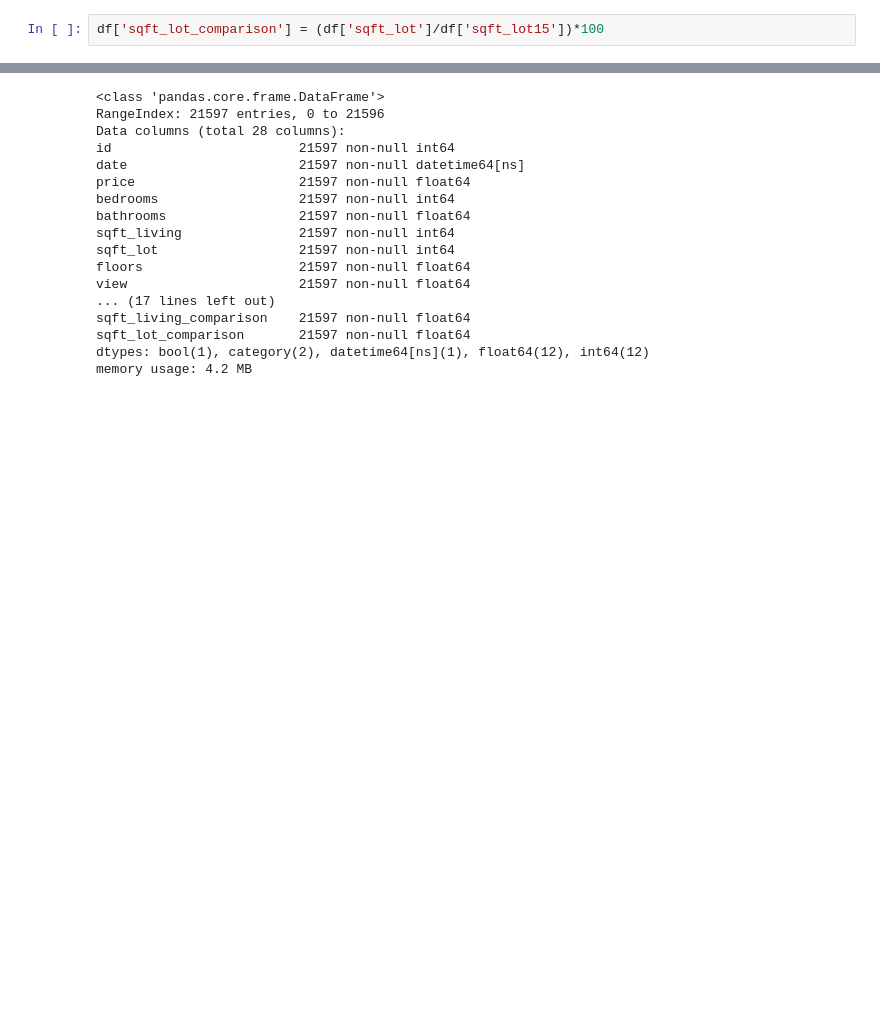
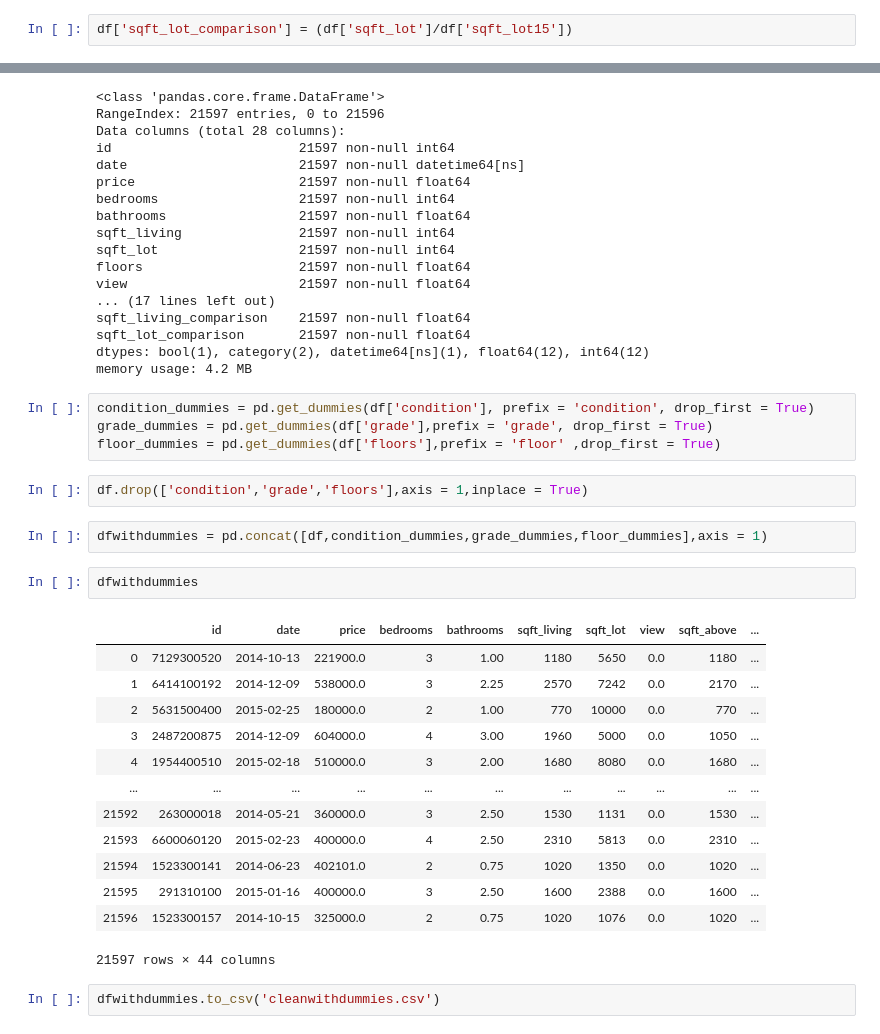
Before and after one commit to megan91292/dsc-mod-2-project-v2-1-onl01-dtsc-ft-041320, a Jupyter notebook: CleaningData.ipynb, the cells around one changed output, grey strips where cells are left out. Saved outputs shown, nothing was run; the diff lists cells and outputs as text; blank space fills up the shorter version.

```diff
--- a/CleaningData.ipynb
+++ b/CleaningData.ipynb
@@ -525,5 +520,5 @@ df['sqft_living_comparison'] = (df['sqft_living']/df['sqft_living15'])*100
 # %%
-df['sqft_lot_comparison'] = (df['sqft_lot']/df['sqft_lot15'])*100
+df['sqft_lot_comparison'] = (df['sqft_lot']/df['sqft_lot15'])
 # %%
 df.to_csv('datawithnewcols.csv')
 # %%
@@ -546,3 +541,29 @@ sqft_living_comparison    21597 non-null float64
 sqft_lot_comparison       21597 non-null float64
 dtypes: bool(1), category(2), datetime64[ns](1), float64(12), int64(12)
 memory usage: 4.2 MB
+# %%
+condition_dummies = pd.get_dummies(df['condition'], prefix = 'condition', drop_first = True)
+grade_dummies = pd.get_dummies(df['grade'],prefix = 'grade', drop_first = True)
+floor_dummies = pd.get_dummies(df['floors'],prefix = 'floor' ,drop_first = True)
+# %%
+df.drop(['condition','grade','floors'],axis = 1,inplace = True)
+# %%
+dfwithdummies = pd.concat([df,condition_dummies,grade_dummies,floor_dummies],axis = 1)
+# %%
+dfwithdummies
+# %% [output]
+|  | id | date | price | bedrooms | bathrooms | sqft_living | sqft_lot | view | sqft_above | ... |
+| 0 | 7129300520 | 2014-10-13 | 221900.0 | 3 | 1.00 | 1180 | 5650 | 0.0 | 1180 | ... |
+| 1 | 6414100192 | 2014-12-09 | 538000.0 | 3 | 2.25 | 2570 | 7242 | 0.0 | 2170 | ... |
+| 2 | 5631500400 | 2015-02-25 | 180000.0 | 2 | 1.00 | 770 | 10000 | 0.0 | 770 | ... |
+| 3 | 2487200875 | 2014-12-09 | 604000.0 | 4 | 3.00 | 1960 | 5000 | 0.0 | 1050 | ... |
+| 4 | 1954400510 | 2015-02-18 | 510000.0 | 3 | 2.00 | 1680 | 8080 | 0.0 | 1680 | ... |
+| ... | ... | ... | ... | ... | ... | ... | ... | ... | ... | ... |
+| 21592 | 263000018 | 2014-05-21 | 360000.0 | 3 | 2.50 | 1530 | 1131 | 0.0 | 1530 | ... |
+| 21593 | 6600060120 | 2015-02-23 | 400000.0 | 4 | 2.50 | 2310 | 5813 | 0.0 | 2310 | ... |
+| 21594 | 1523300141 | 2014-06-23 | 402101.0 | 2 | 0.75 | 1020 | 1350 | 0.0 | 1020 | ... |
+| 21595 | 291310100 | 2015-01-16 | 400000.0 | 3 | 2.50 | 1600 | 2388 | 0.0 | 1600 | ... |
+| 21596 | 1523300157 | 2014-10-15 | 325000.0 | 2 | 0.75 | 1020 | 1076 | 0.0 | 1020 | ... |
+21597 rows × 44 columns
+# %%
+dfwithdummies.to_csv('cleanwithdummies.csv')
```
Also changed, not shown: parts of 6 cells of this notebook, 3 other files.
